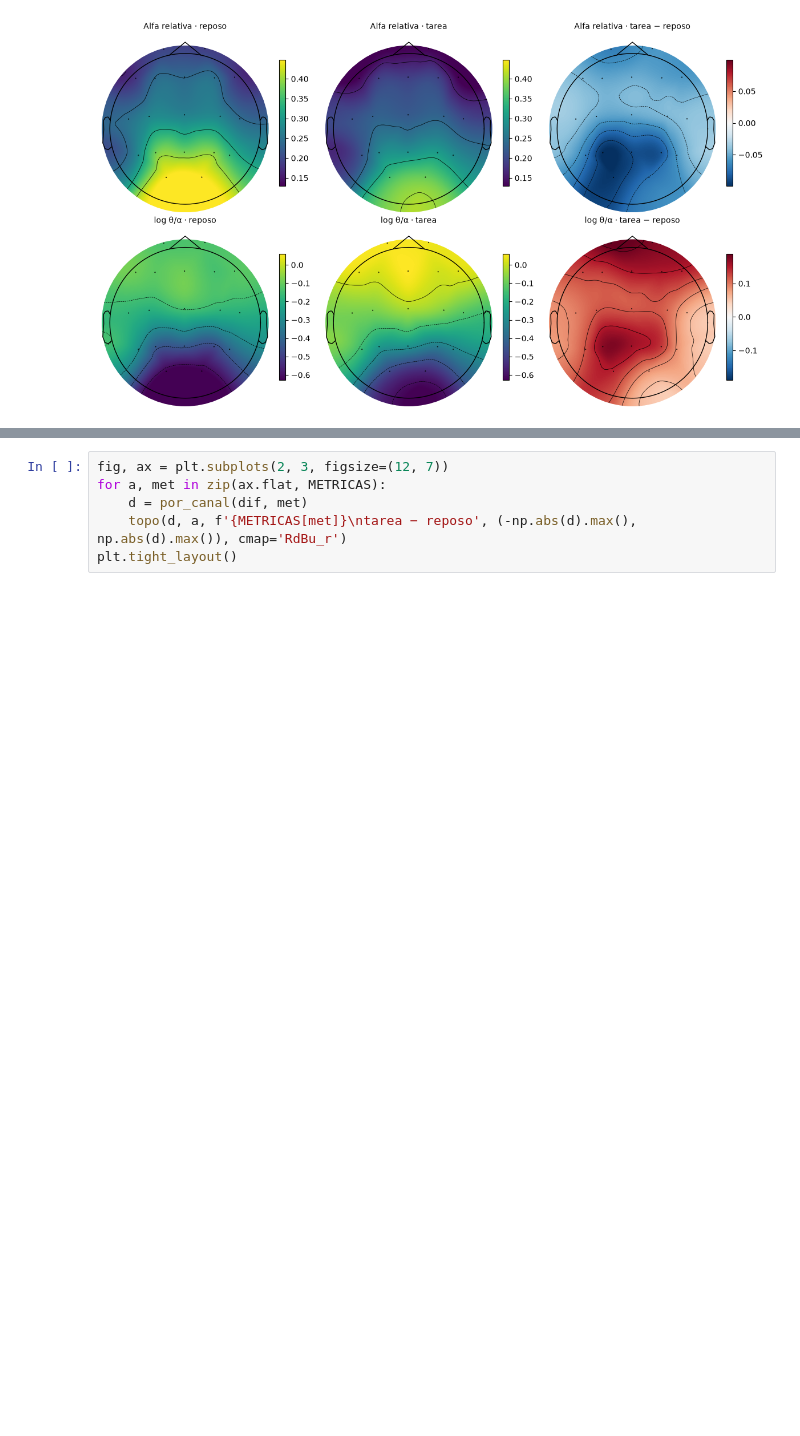
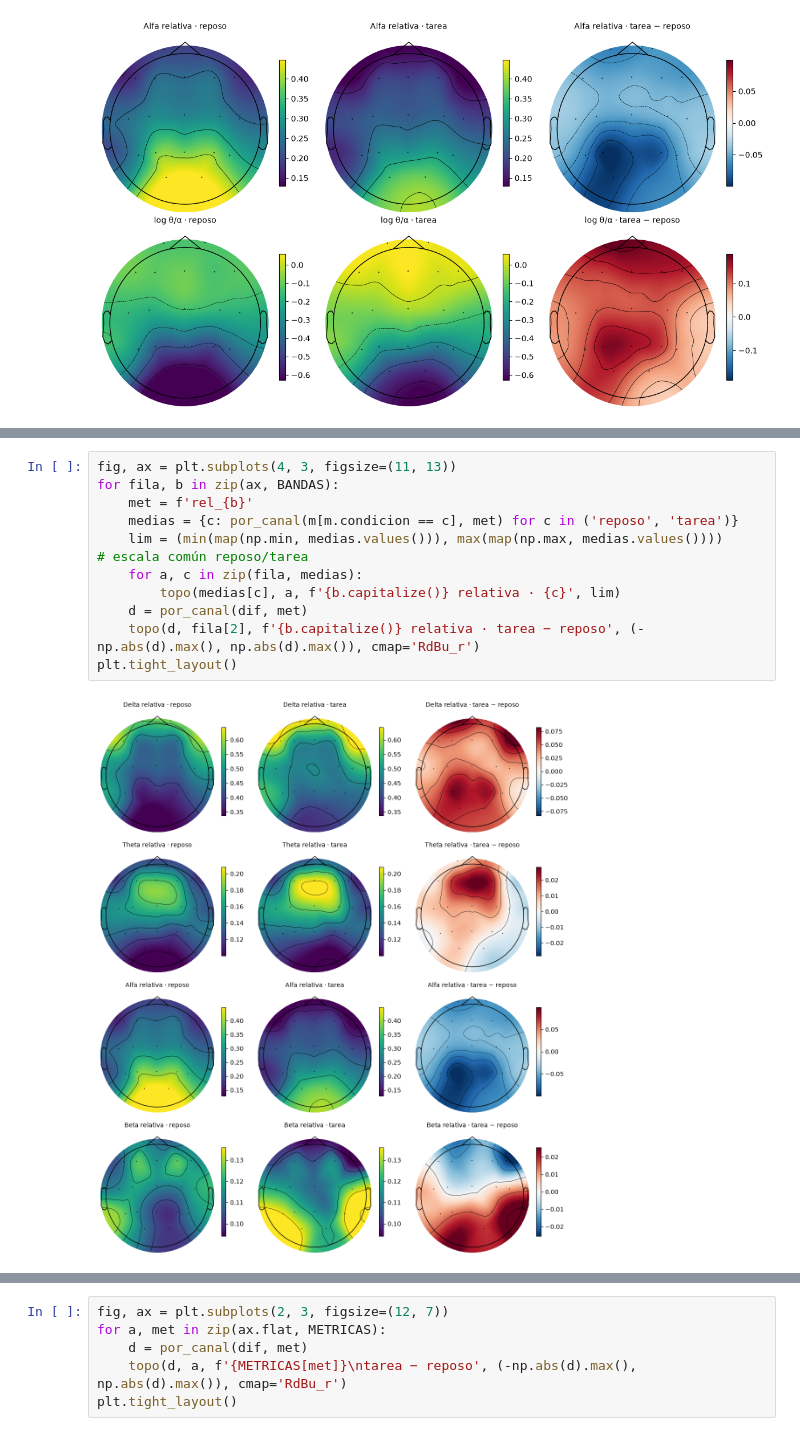
Before and after one commit to vickylauu/PSIB2026Q2-TPS-Grupo12-Lautersztein-Reggio-Ballester, a Jupyter notebook: notebooks/03_mapas_estadistica.ipynb, the cells around one changed output, grey strips where cells are left out. Cells and saved outputs as stored; diff of their text form; blank space fills up the shorter version.

Commit message:
Módulo 3: mapas por banda en reposo y tarea

```diff
--- a/notebooks/03_mapas_estadistica.ipynb
+++ b/notebooks/03_mapas_estadistica.ipynb
@@ -122,0 +126,13 @@ plt.tight_layout()
+# %%
+fig, ax = plt.subplots(4, 3, figsize=(11, 13))
+for fila, b in zip(ax, BANDAS):
+    met = f'rel_{b}'
+    medias = {c: por_canal(m[m.condicion == c], met) for c in ('reposo', 'tarea')}
+    lim = (min(map(np.min, medias.values())), max(map(np.max, medias.values())))      # escala común reposo/tarea
+    for a, c in zip(fila, medias):
+        topo(medias[c], a, f'{b.capitalize()} relativa · {c}', lim)
+    d = por_canal(dif, met)
+    topo(d, fila[2], f'{b.capitalize()} relativa · tarea − reposo', (-np.abs(d).max(), np.abs(d).max()), cmap='RdBu_r')
+plt.tight_layout()
+# %% [output]
+[figure, added]
```
Also changed, not shown: parts of 6 cells of this notebook.
